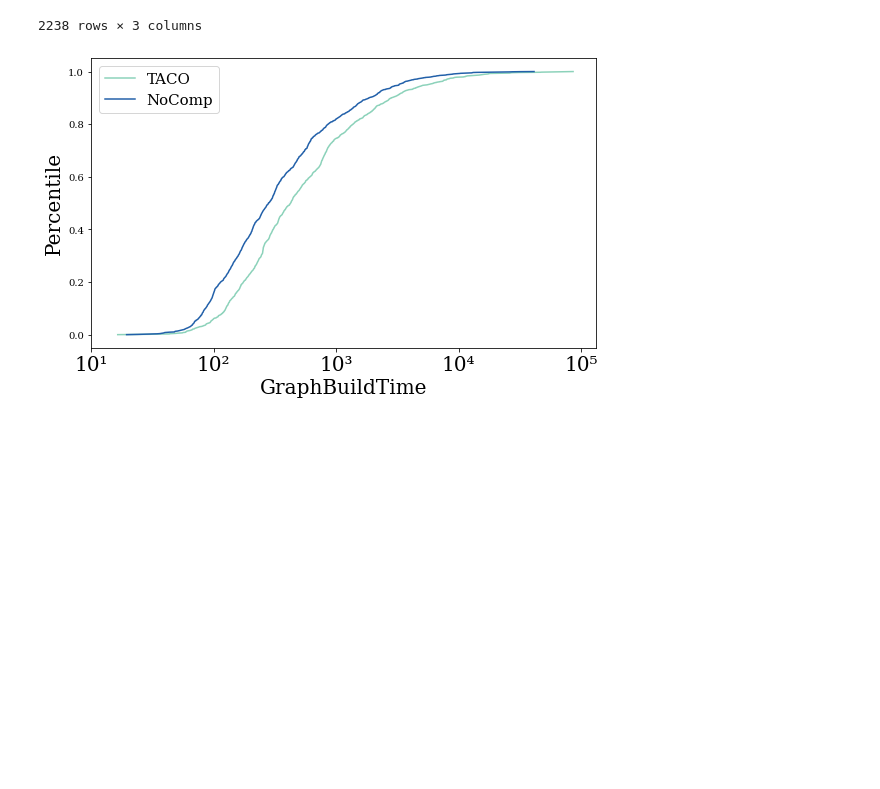
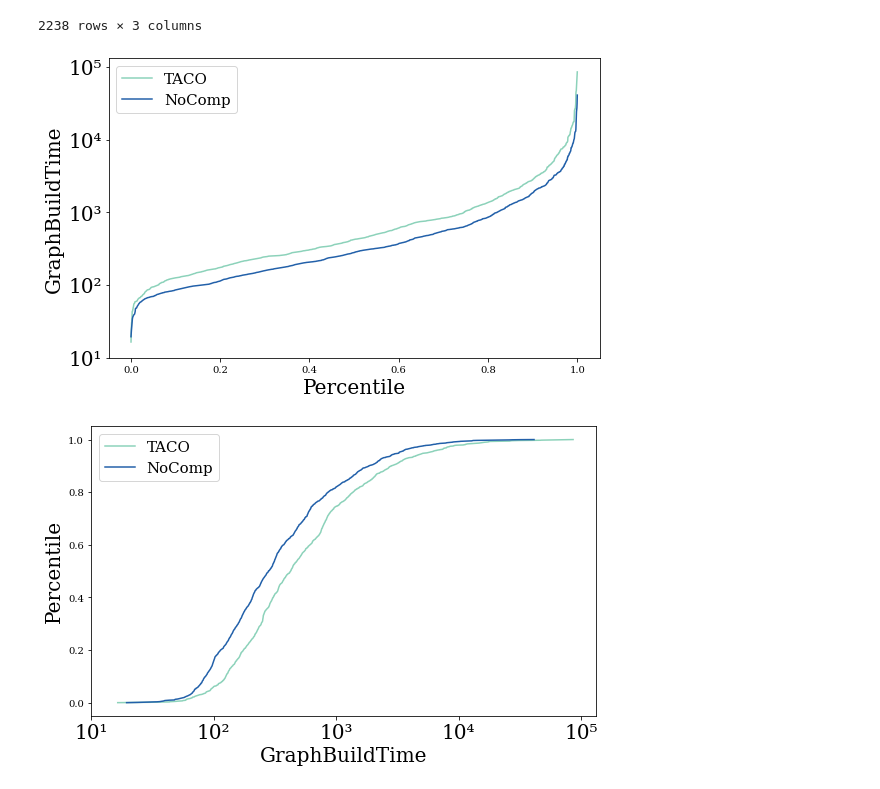
Before and after one commit to dataspread/SpreadsheetAnalyzer, a Jupyter notebook: test_result_analysis.ipynb, the cells around one changed output. Drawn from its saved outputs; the diff is of its cells as text; code cells hidden in the pictures; blank space fills up the shorter version.

```diff
--- a/test_result_analysis.ipynb
+++ b/test_result_analysis.ipynb
@@ -305,6 +348,17 @@ github_graph_result.sort_values(by="TACO_GraphBuildTime", ascending=False)
 # %%
 freq_github_taco = get_pdf_df(github_graph_result, 'TACO_GraphBuildTime')
 freq_github_nocomp = get_pdf_df(github_graph_result, 'NoComp_GraphBuildTime')
+# %%
+plot_percentile_transpose([freq_github_taco, freq_github_nocomp],
+                          ["TACO", "NoComp"],
+                          xlabel="Percentile",
+                          ylabel="GraphBuildTime",
+                          y_tick_min=1,
+                          y_tick_max=5,
+                          y_tick_num=4
+                         )
+# %% [output]
+[figure, added]
 # %%
 plot_percentile([freq_github_taco, freq_github_nocomp],
                 ["TACO", "NoComp"],
```
Also changed, not shown: parts of 12 cells of this notebook.
